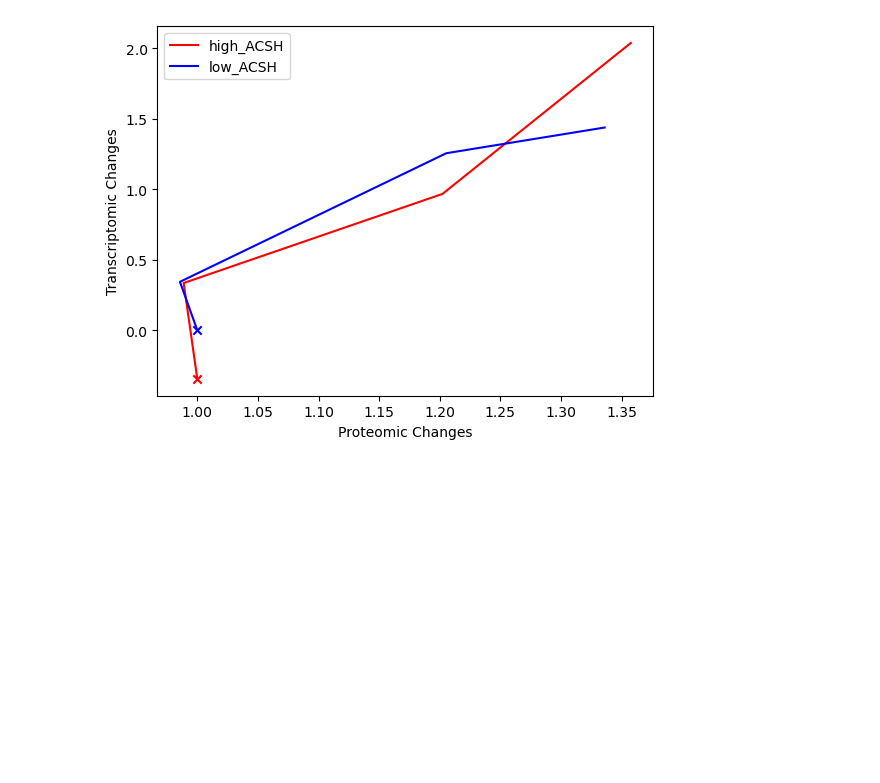
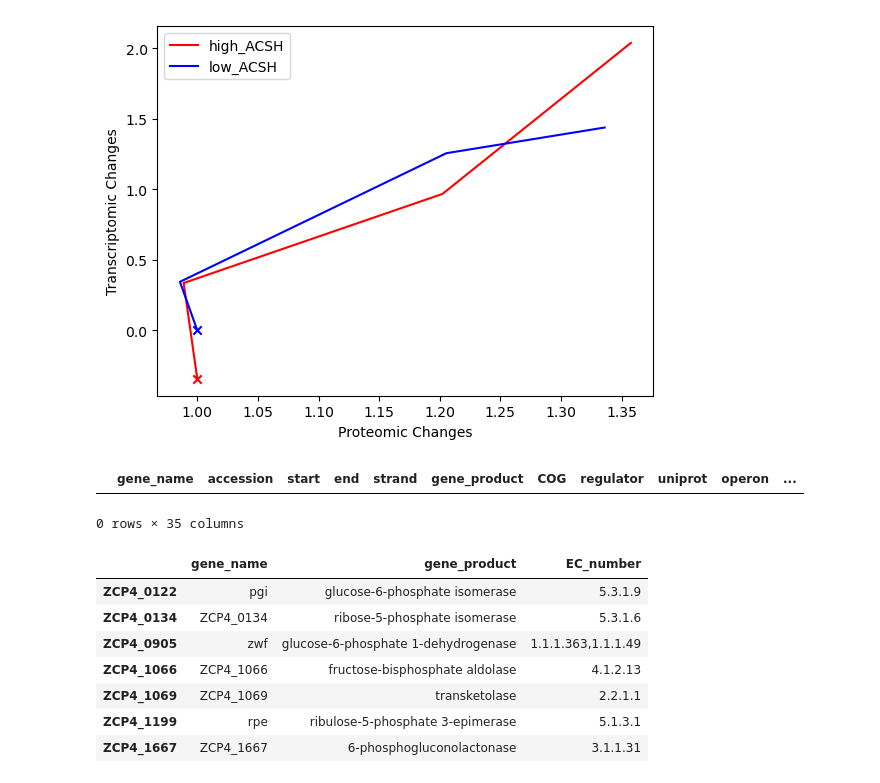
Before and after one commit to cristalzucsd/iModulonMiner, a Jupyter notebook: 5_characterize_iModulons/8_xylose_story.ipynb, the cells around one changed output. Saved outputs shown, nothing was run; the diff lists cells and outputs as text; code cells hidden in the pictures; blank space fills up the shorter version.

```diff
--- a/5_characterize_iModulons/8_xylose_story.ipynb
+++ b/5_characterize_iModulons/8_xylose_story.ipynb
@@ -68,3 +68,19 @@ plt.legend()
 plt.show()
 # %% [output]
 [figure]
+# %%
+df[['1.1.1.343' in str(val) for val in df['EC_number']]]
+# %% [output]
+|  | gene_name | accession | start | end | strand | gene_product | COG | regulator | uniprot | operon | ... |
+0 rows × 35 columns
+# %%
+ica_data.gene_table.loc[PPP_genes][['gene_name', 'gene_product', 'EC_number']]
+# %% [output]
+|  | gene_name | gene_product | EC_number |
+| ZCP4_0122 | pgi | glucose-6-phosphate isomerase | 5.3.1.9 |
+| ZCP4_0134 | ZCP4_0134 | ribose-5-phosphate isomerase | 5.3.1.6 |
+| ZCP4_0905 | zwf | glucose-6-phosphate 1-dehydrogenase | 1.1.1.363,1.1.1.49 |
+| ZCP4_1066 | ZCP4_1066 | fructose-bisphosphate aldolase | 4.1.2.13 |
+| ZCP4_1069 | ZCP4_1069 | transketolase | 2.2.1.1 |
+| ZCP4_1199 | rpe | ribulose-5-phosphate 3-epimerase | 5.1.3.1 |
+| ZCP4_1667 | ZCP4_1667 | 6-phosphogluconolactonase | 3.1.1.31 |
```
Also changed, not shown: parts of 2 cells of this notebook.
